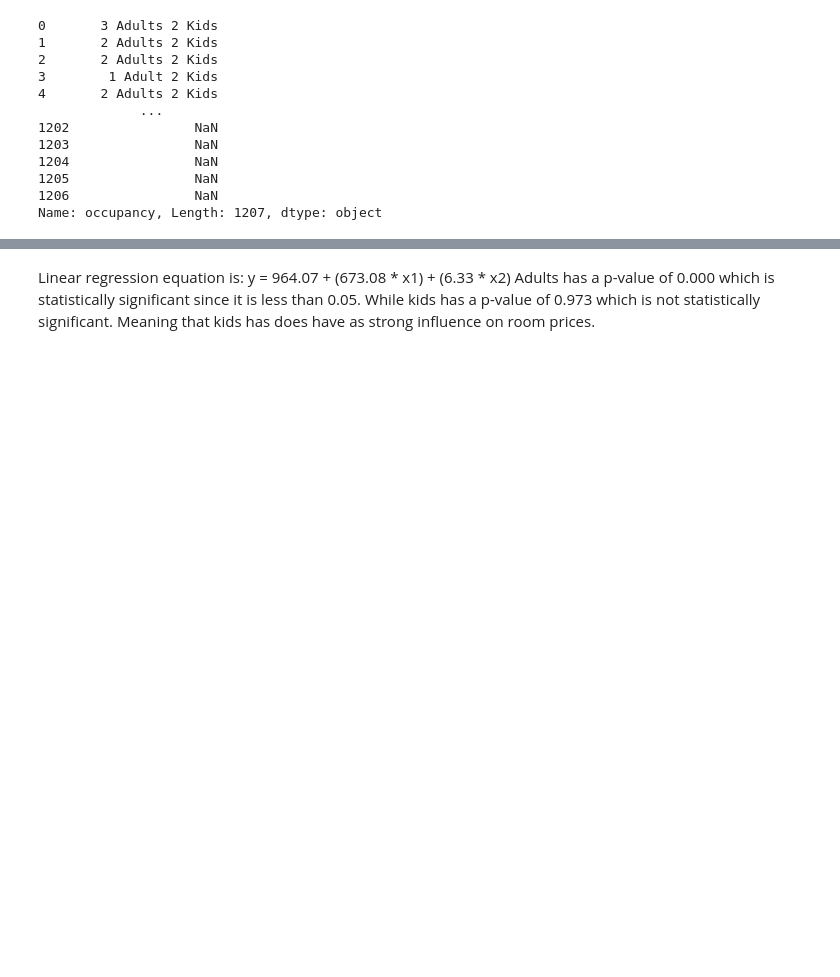
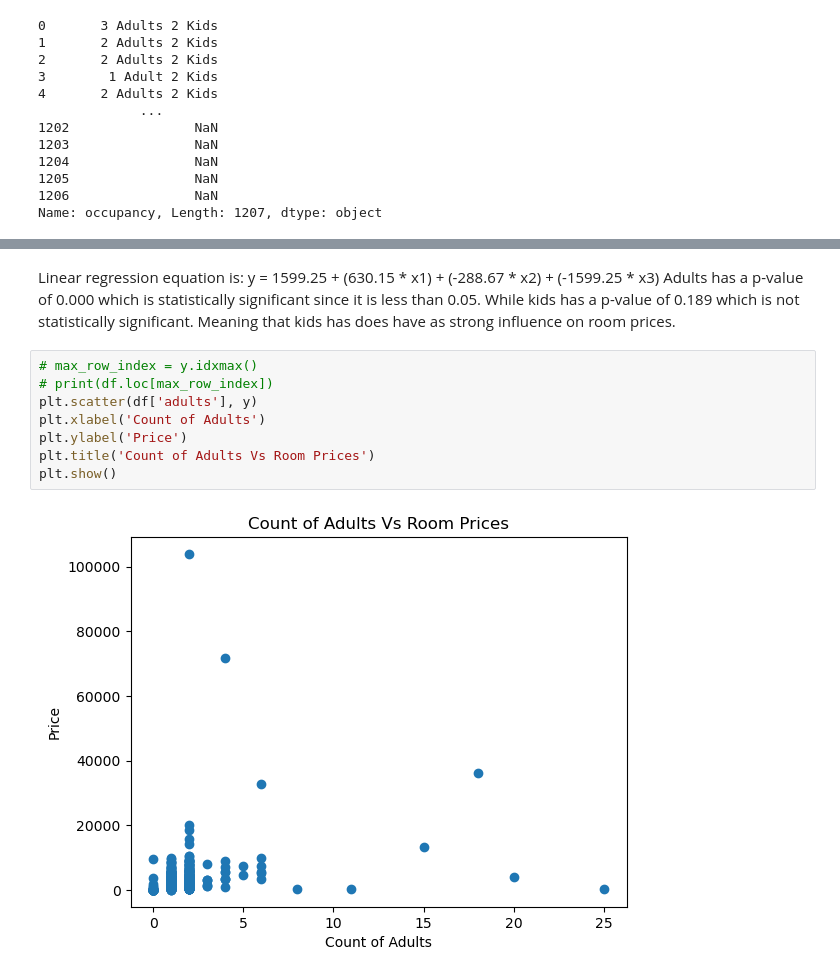
Before and after one commit to JustinTham511/imt574final, a Jupyter notebook: mi_notebook.ipynb, the cells around one changed output, grey strips where cells are left out. Cells and saved outputs as stored; diff of their text form; blank space fills up the shorter version.

```diff
--- a/mi_notebook.ipynb
+++ b/mi_notebook.ipynb
@@ -112,5 +148,15 @@ Notes:
 [1] Standard Errors assume that the covariance matrix of the errors is correctly specified.
 # %% [markdown]
 Linear regression equation is:
-y = 964.07 + (673.08 * x1) + (6.33 * x2)
-Adults has a p-value of 0.000 which is statistically significant since it is less than 0.05. While kids has a p-value of 0.973 which is not statistically significant. Meaning that kids has does have as strong influence on room prices.
+y = 1599.25 + (630.15 * x1) + (-288.67 * x2) + (-1599.25 * x3)
+Adults has a p-value of 0.000 which is statistically significant since it is less than 0.05. While kids has a p-value of 0.189 which is not statistically significant. Meaning that kids has does have as strong influence on room prices.
+# %%
+# max_row_index = y.idxmax()
+# print(df.loc[max_row_index])
+plt.scatter(df['adults'], y)
+plt.xlabel('Count of Adults')
+plt.ylabel('Price')
+plt.title('Count of Adults Vs Room Prices')
+plt.show()
+# %% [output]
+[figure, added]
```
Also changed, not shown: parts of 9 cells of this notebook.
